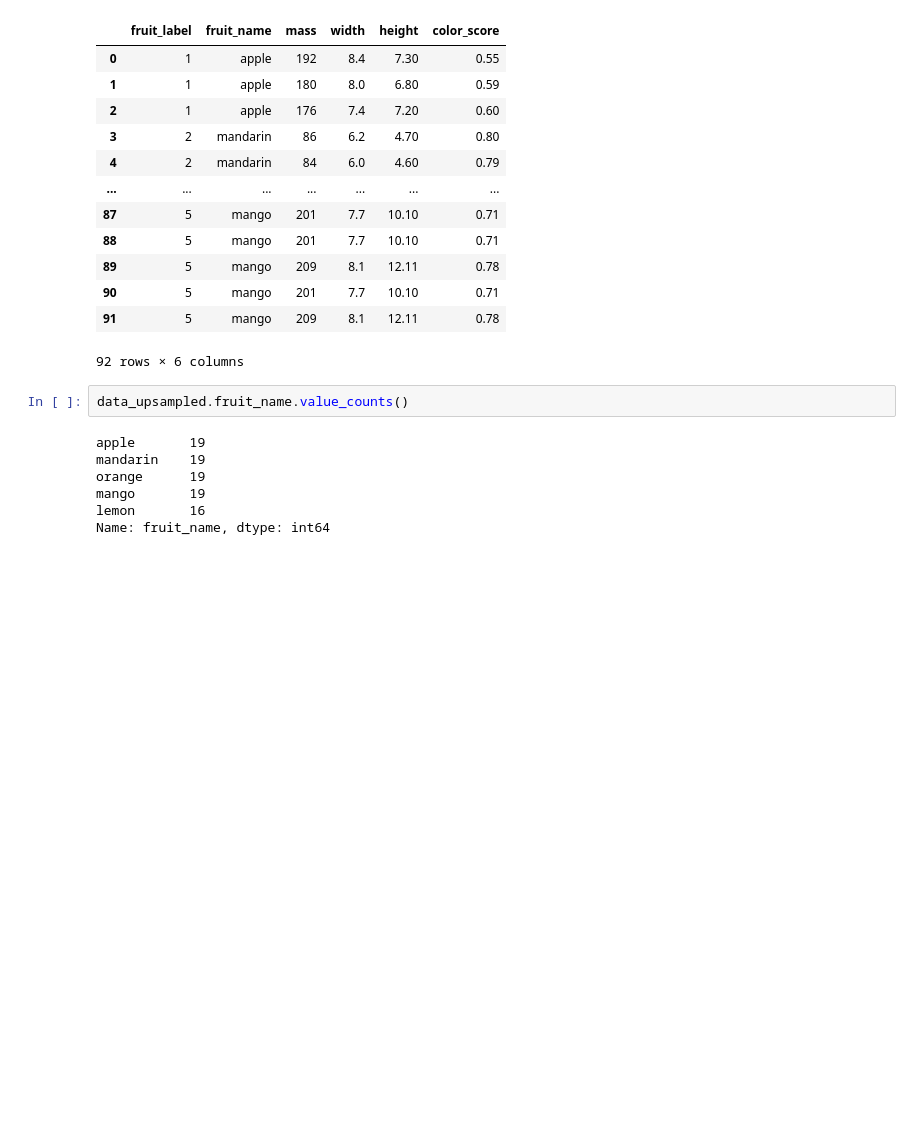
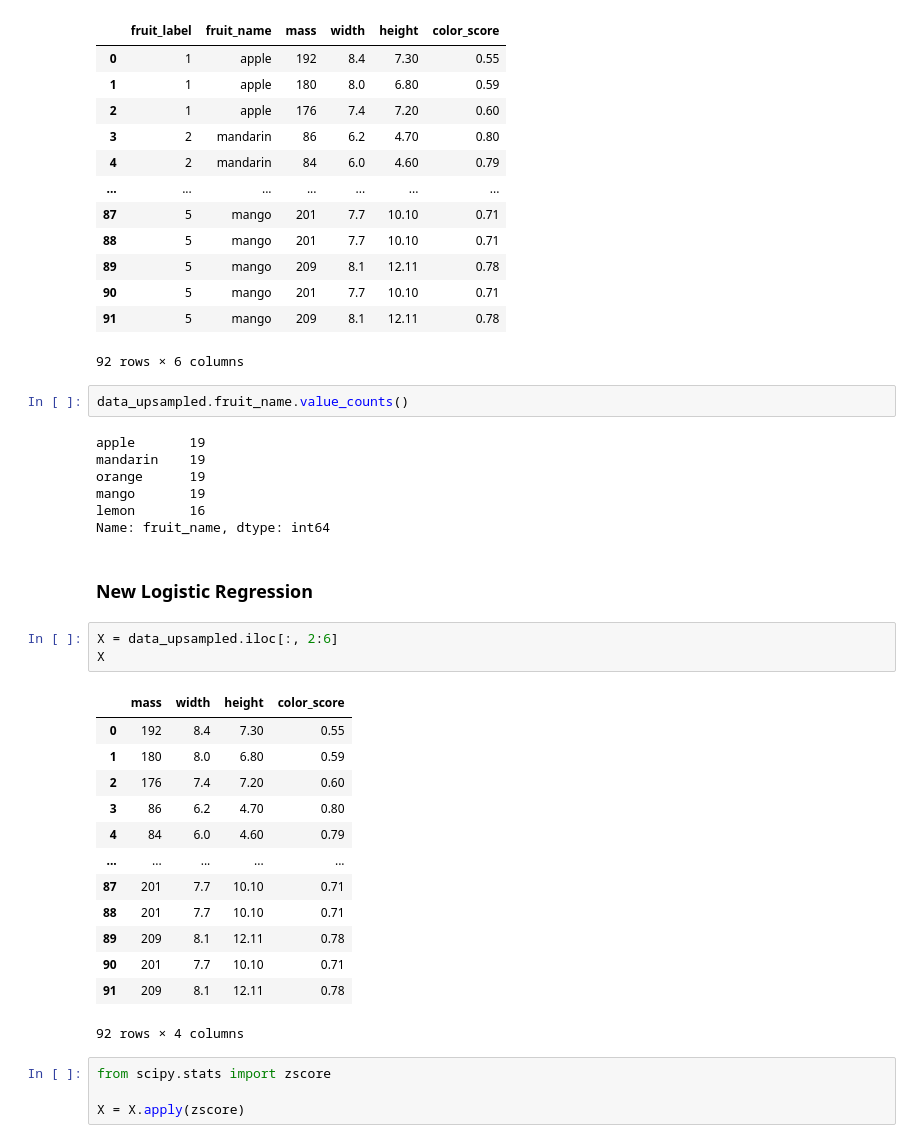
Before and after one commit to RochaErik/X-Overfitting-underfitting, a Jupyter notebook: Overfitting_underfitting.ipynb, the cells around one changed output. Saved outputs shown, nothing was run; the diff lists cells and outputs as text; blank space fills up the shorter version.

Commit message:
New logistic regression

```diff
--- a/Overfitting_underfitting.ipynb
+++ b/Overfitting_underfitting.ipynb
@@ -311,3 +311,26 @@ orange      19
 mango       19
 lemon       16
 Name: fruit_name, dtype: int64
+# %% [markdown]
+### **New Logistic Regression**
+# %%
+X = data_upsampled.iloc[:, 2:6]
+X
+# %% [output]
+|  | mass | width | height | color_score |
+| 0 | 192 | 8.4 | 7.30 | 0.55 |
+| 1 | 180 | 8.0 | 6.80 | 0.59 |
+| 2 | 176 | 7.4 | 7.20 | 0.60 |
+| 3 | 86 | 6.2 | 4.70 | 0.80 |
+| 4 | 84 | 6.0 | 4.60 | 0.79 |
+| ... | ... | ... | ... | ... |
+| 87 | 201 | 7.7 | 10.10 | 0.71 |
+| 88 | 201 | 7.7 | 10.10 | 0.71 |
+| 89 | 209 | 8.1 | 12.11 | 0.78 |
+| 90 | 201 | 7.7 | 10.10 | 0.71 |
+| 91 | 209 | 8.1 | 12.11 | 0.78 |
+92 rows × 4 columns
+# %%
+from scipy.stats import zscore
+
+X = X.apply(zscore)
```
Also changed, not shown: parts of 8 cells of this notebook.
